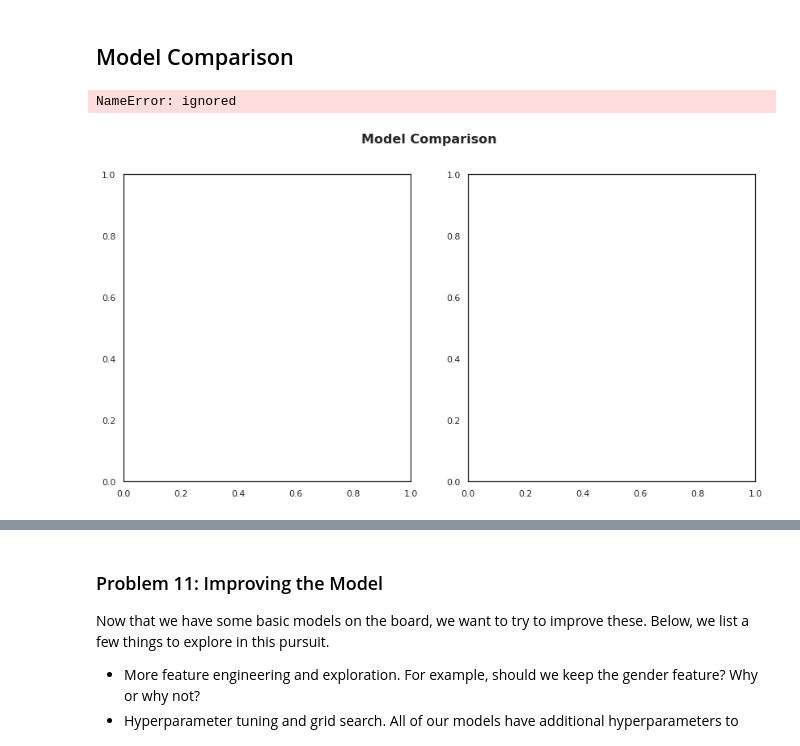
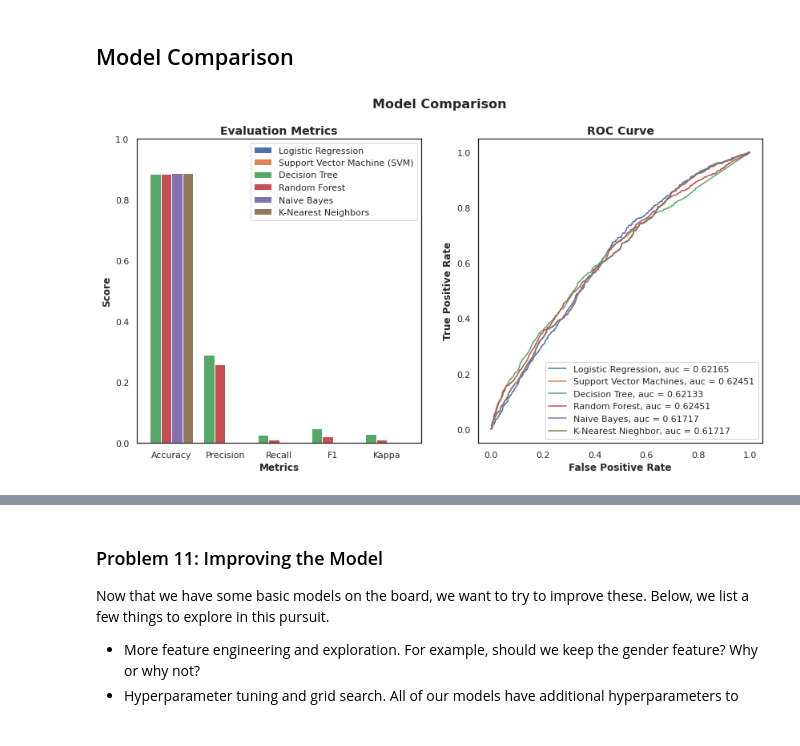
Before and after one commit to ttb-git/Berkeley-Engr-PracticalAssignment3, a Jupyter notebook: Practical_Application_III_TB_1_FeatureEngr_Modelling_Classification_Final.ipynb, the cells around one changed output, grey strips where cells are left out. Cells and saved outputs as stored; diff of their text form; code cells hidden in the pictures.

```diff
--- a/Practical_Application_III_TB_1_FeatureEngr_Modelling_Classification_Final.ipynb
+++ b/Practical_Application_III_TB_1_FeatureEngr_Modelling_Classification_Final.ipynb
@@ -381,31 +376,27 @@ I will create a simple LogisticRegression model without any hyper-parameter tuni
 # Initial simple model with logistic regression
 start_time = time.time()##
 
-clf = LogisticRegression(C=0.001)
-model_base = clf.fit(X_train, y_train)
+lr = LogisticRegression(C=0.001)
+lr.fit(X_train, y_train)
 
-
-start_time = time.time()##
-
-y_pred = model_base.predict(X_test)
-model_base.score(X_test, y_test)
+y_pred = lr.predict(X_test)
+lr.score(X_test, y_test)
 
 end_time = time.time()##
 
 # Evaluate Model
-dtc_eval = evaluate_model(dtc, X_test, y_test)
+lr_eval = evaluate_model(lr, X_test, y_test)
 
-# Print result
 # Print result
 
 print("\nRun time for baseline model : ", end_time-start_time)
-print('Accuracy:', dtc_eval['acc'])
-print('Precision:', dtc_eval['prec'])
-print('Recall:', dtc_eval['rec'])
-print('F1 Score:', dtc_eval['f1'])
-print('Cohens Kappa Score:', dtc_eval['kappa'])
-print('Area Under Curve:', dtc_eval['auc'])
-print('Confusion Matrix:\n', dtc_eval['cm'])
+print('Accuracy:', lr_eval['acc'])
+print('Precision:', lr_eval['prec'])
+print('Recall:', lr_eval['rec'])
+print('F1 Score:', lr_eval['f1'])
+print('Cohens Kappa Score:', lr_eval['kappa'])
+print('Area Under Curve:', lr_eval['auc'])
+print('Confusion Matrix:\n', lr_eval['cm'])
 
 print(metrics.classification_report(y_test, y_pred))
 # %% [output]
@@ -744,10 +732,14 @@ fig.set_facecolor('white')
 # First plot
 ## set bar size
 barWidth = 0.2
+
+lgr_score = [lgr_eval['acc'], lgr_eval['prec'], lgr_eval['rec'], lgr_eval['f1'], lgr_eval['kappa']]
 dtc_score = [dtc_eval['acc'], dtc_eval['prec'], dtc_eval['rec'], dtc_eval['f1'], dtc_eval['kappa']]
 rf_score = [rf_eval['acc'], rf_eval['prec'], rf_eval['rec'], rf_eval['f1'], rf_eval['kappa']]
 nb_score = [nb_eval['acc'], nb_eval['prec'], nb_eval['rec'], nb_eval['f1'], nb_eval['kappa']]
 knn_score = [knn_eval['acc'], knn_eval['prec'], knn_eval['rec'], knn_eval['f1'], knn_eval['kappa']]
+svc_score = [svc_eval['acc'], svc_eval['prec'], svc_eval['rec'], svc_eval['f1'], svc_eval['kappa']]
+
 
 ## Set position of bar on X axis
 r1 = np.arange(len(dtc_score))
@@ -756,6 +748,8 @@ r3 = [x + barWidth for x in r2]
 r4 = [x + barWidth for x in r3]
 
 ## Make the plot
+ax1.bar(r3, lgr_score, width=barWidth, edgecolor='white', label='Logistic Regression')
+ax1.bar(r4, svc_score, width=barWidth, edgecolor='white', label='Support Vector Machine (SVM)')
 ax1.bar(r1, dtc_score, width=barWidth, edgecolor='white', label='Decision Tree')
 ax1.bar(r2, rf_score, width=barWidth, edgecolor='white', label='Random Forest')
 ax1.bar(r3, nb_score, width=barWidth, edgecolor='white', label='Naive Bayes')
@@ -763,32 +757,34 @@ ax1.bar(r4, knn_score, width=barWidth, edgecolor='white', label='K-Nearest Neigh
 
 ## Configure x and y axis
 ax1.set_xlabel('Metrics', fontweight='bold')
 labels = ['Accuracy', 'Precision', 'Recall', 'F1', 'Kappa']
 ax1.set_xticks([r + (barWidth * 1.5) for r in range(len(dtc_score))], )
 ax1.set_xticklabels(labels)
 ax1.set_ylabel('Score', fontweight='bold')
 ax1.set_ylim(0, 1)
 
 ## Create legend & title
 ax1.set_title('Evaluation Metrics', fontsize=14, fontweight='bold')
 ax1.legend()
 
 # Second plot
 ## Comparing ROC Curve
+
+ax2.plot(lgr_eval['fpr'], lgr_eval['tpr'], label='Logistic Regression, auc = {:0.5f}'.format(lgr_eval['auc']))
+ax2.plot(svc_eval['fpr'], svc_eval['tpr'], label='Support Vector Machines, auc = {:0.5f}'.format(rf_eval['auc']))
 ax2.plot(dtc_eval['fpr'], dtc_eval['tpr'], label='Decision Tree, auc = {:0.5f}'.format(dtc_eval['auc']))
 ax2.plot(rf_eval['fpr'], rf_eval['tpr'], label='Random Forest, auc = {:0.5f}'.format(rf_eval['auc']))
 ax2.plot(nb_eval['fpr'], nb_eval['tpr'], label='Naive Bayes, auc = {:0.5f}'.format(nb_eval['auc']))
 ax2.plot(knn_eval['fpr'], knn_eval['tpr'], label='K-Nearest Nieghbor, auc = {:0.5f}'.format(knn_eval['auc']))
 
 ## Configure x and y axis
 ax2.set_xlabel('False Positive Rate', fontweight='bold')
 ax2.set_ylabel('True Positive Rate', fontweight='bold')
 
 ## Create legend & title
 ax2.set_title('ROC Curve', fontsize=14, fontweight='bold')
 ax2.legend(loc=4)
 
 plt.show()
 # %% [output]
-NameError: ignored
-[figure, old version]
+[figure, new version]
```
Also changed, not shown: parts of 13 cells of this notebook.
